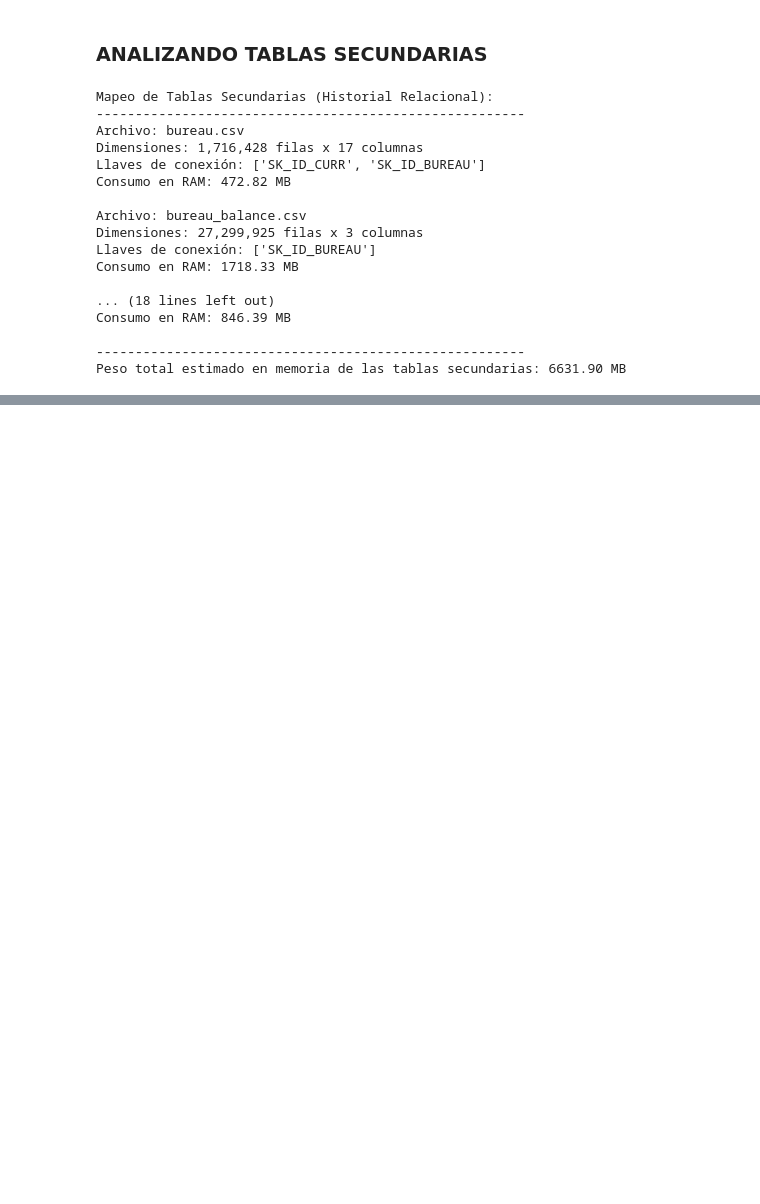
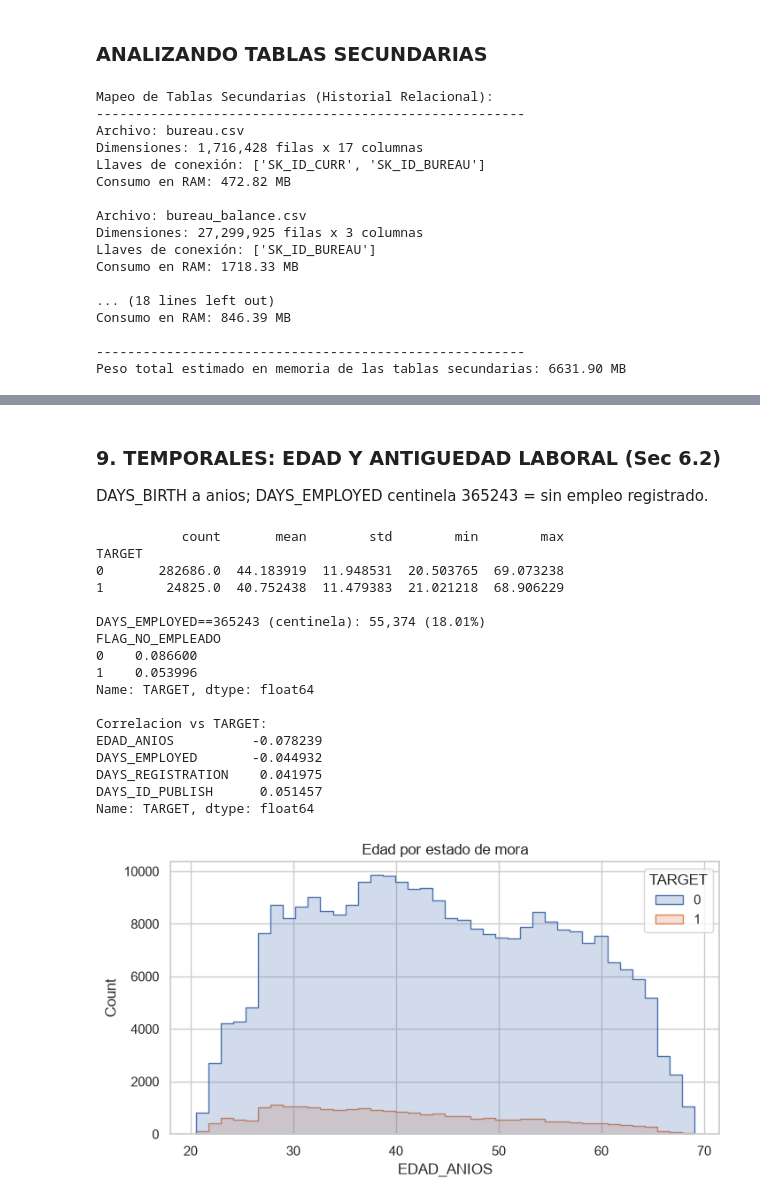
Before and after one commit to SebJoq21/Sistema-Predictivo_Home-Credit, a Jupyter notebook: 01-comprension-negocio-datos/01_EDA_application_train.ipynb, the cells around one changed output, grey strips where cells are left out. Saved outputs shown, nothing was run; the diff lists cells and outputs as text; code cells hidden in the pictures; blank space fills up the shorter version.

```diff
--- a/01-comprension-negocio-datos/01_EDA_application_train.ipynb
+++ b/01-comprension-negocio-datos/01_EDA_application_train.ipynb
@@ -184,0 +287,4 @@ Peso total estimado en memoria de las tablas secundarias: 6631.90 MB
+# %%
+# tasa_mora() definida en 8.1 (ejecutar celdas en orden)
+for c in ['FLAG_OWN_CAR', 'FLAG_OWN_REALTY']:
+    tasa_mora(c)
@@ -184,0 +304,4 @@ Peso total estimado en memoria de las tablas secundarias: 6631.90 MB
+# %%
+# tasa_mora() definida en 8.1 (ejecutar celdas en orden)
+for c in ['NAME_FAMILY_STATUS', 'NAME_HOUSING_TYPE']:
+    tasa_mora(c)
@@ -184,0 +345,35 @@ Peso total estimado en memoria de las tablas secundarias: 6631.90 MB
+# %% [markdown]
+### **9. TEMPORALES: EDAD Y ANTIGUEDAD LABORAL (Sec 6.2)**
+DAYS_BIRTH a anios; DAYS_EMPLOYED centinela 365243 = sin empleo registrado.
+# %%
+df_train['EDAD_ANIOS'] = -df_train['DAYS_BIRTH'] / 365.25
+print(df_train.groupby('TARGET', observed=True)['EDAD_ANIOS'].describe()[['count', 'mean', 'std', 'min', 'max']])
+n_cent = (df_train['DAYS_EMPLOYED'] == 365243).sum()
+print(f"\nDAYS_EMPLOYED==365243 (centinela): {n_cent:,} ({100 * n_cent / len(df_train):.2f}%)")
+df_train['FLAG_NO_EMPLEADO'] = (df_train['DAYS_EMPLOYED'] == 365243).astype('int8')
+print(df_train.groupby('FLAG_NO_EMPLEADO', observed=True)['TARGET'].mean())
+temp_cols = [c for c in ['EDAD_ANIOS', 'DAYS_EMPLOYED', 'DAYS_REGISTRATION', 'DAYS_ID_PUBLISH'] if c in df_train.columns]
+print("\nCorrelacion vs TARGET:")
+print(df_train[temp_cols + ['TARGET']].corr(numeric_only=True)['TARGET'].drop('TARGET'))
+plt.figure(figsize=(8, 4))
+sns.histplot(data=df_train, x='EDAD_ANIOS', hue='TARGET', bins=40, element='step')
+plt.title('Edad por estado de mora'); plt.show()
+# %% [output]
+           count       mean        std        min        max
+TARGET
+0       282686.0  44.183919  11.948531  20.503765  69.073238
+1        24825.0  40.752438  11.479383  21.021218  68.906229
+
+DAYS_EMPLOYED==365243 (centinela): 55,374 (18.01%)
+FLAG_NO_EMPLEADO
+0    0.086600
+1    0.053996
+Name: TARGET, dtype: float64
+
+Correlacion vs TARGET:
+EDAD_ANIOS          -0.078239
+DAYS_EMPLOYED       -0.044932
+DAYS_REGISTRATION    0.041975
+DAYS_ID_PUBLISH      0.051457
+Name: TARGET, dtype: float64
+[figure, added]
```
Also changed, not shown: parts of 15 cells of this notebook, 1 other file.
